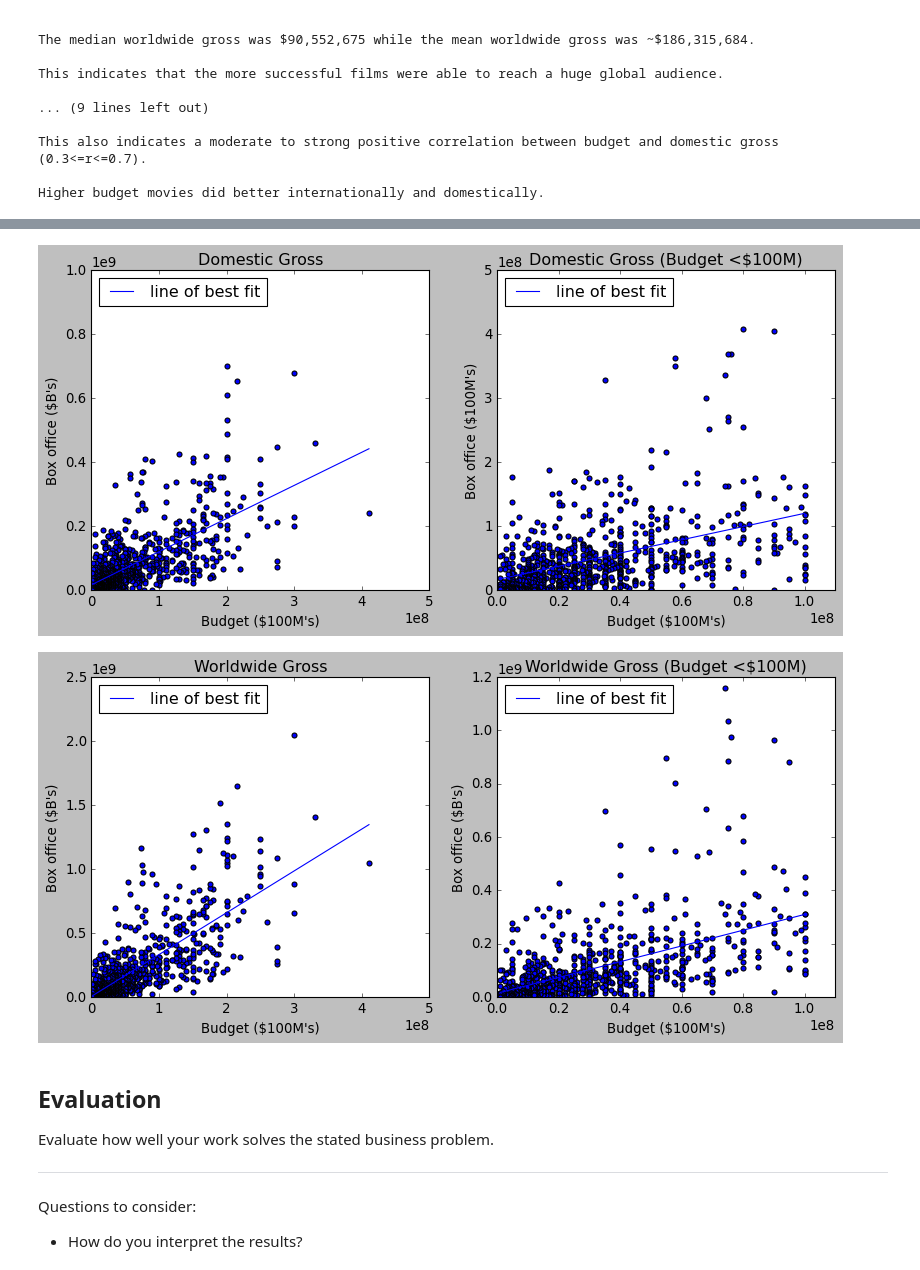
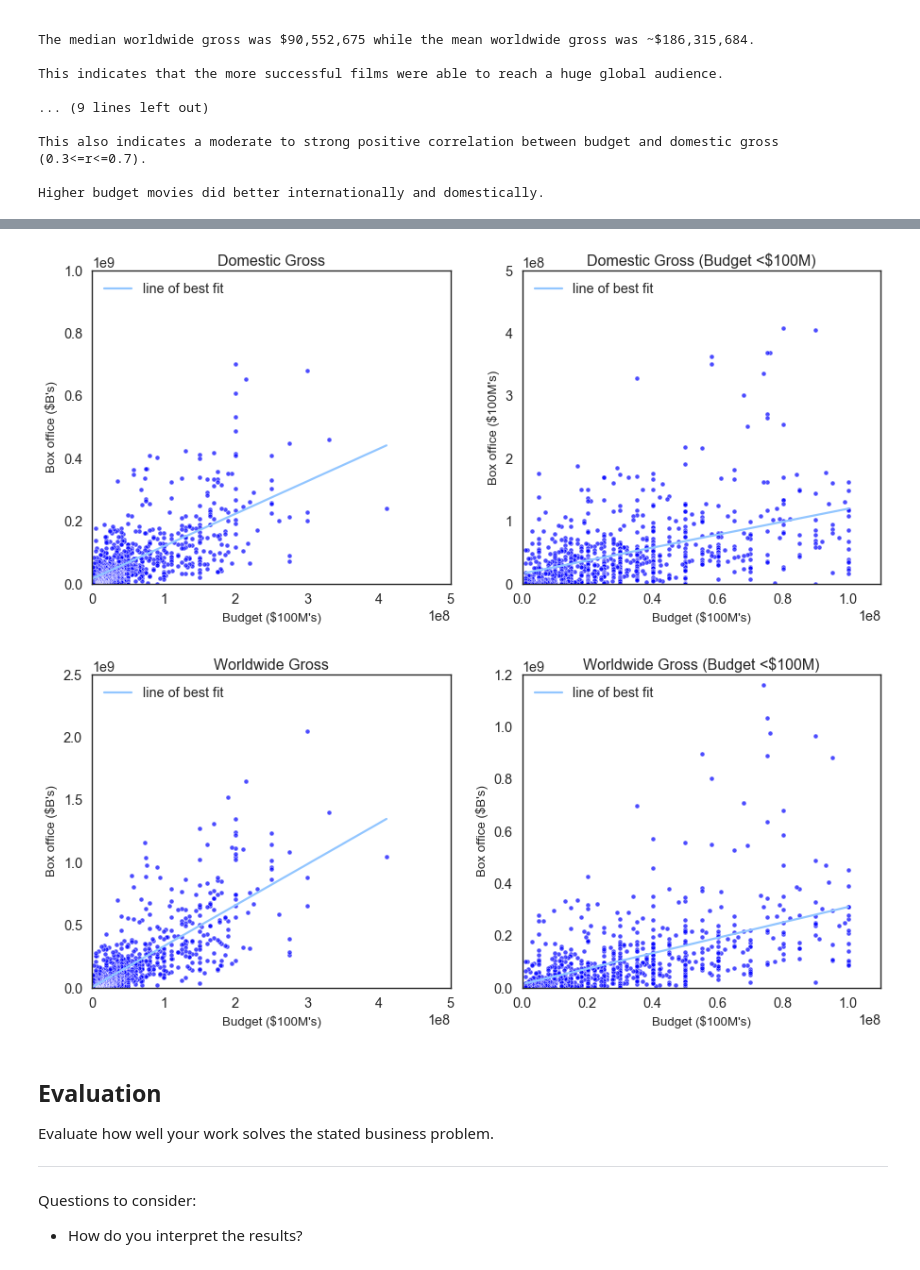
Before and after one commit to 281clo/microsoft-movie-analysis, a Jupyter notebook: index.ipynb, the cells around one changed output, grey strips where cells are left out. Drawn from its saved outputs; the diff is of its cells as text; code cells hidden in the pictures.

```diff
--- a/index.ipynb
+++ b/index.ipynb
@@ -218,16 +218,18 @@ plt.style.available
  'seaborn-whitegrid',
  'tableau-colorblind10']
 # %%
-#side by side plots w/ same y axis
-#Shows that movies which transcended cultural and geographical barriers paid off in a big way.
-#Much of the box office revenue generated by these movies came from abroad.
+#side by side plots w/ same y axis: domestic vs global
+#This shows that movies which transcended cultural and geographical barriers paid off in a big way.
+#Much of the box office revenue generated by successful movies came from abroad.
+# Production budget and world wide gross have a r value of 0.765.
+# Production budget and domestic gross have a r value of 0.677.
 
-plt.style.use('classic')
+plt.style.use('seaborn-pastel')
 fig, ax = plt.subplots(ncols = 2, figsize = (12, 5))
 x = BigFrame['production_budget']
 y = BigFrame['domestic_gross_x']
 
-ax[0].scatter(x, y)
+ax[0].scatter(x, y, alpha = 0.7)
 ax[0].set_title('Domestic Gross')
 ax[0].set_xlabel("Budget ($100M's)")
 ax[0].set_ylabel("Box office ($B's)")
@@ -239,7 +241,7 @@ ax[0].legend(loc = "upper left");
 wwx = BigFrame['production_budget']
 wwy = BigFrame['worldwide_gross']
 
-ax[1].scatter(wwx, wwy)
+ax[1].scatter(wwx, wwy, alpha = 0.7)
 ax[1].set_title('Worldwide Gross')
 ax[1].set_xlabel("Budget ($100M's)")
 ax[1].set_ylabel("Box office ($B's)")
@@ -252,45 +254,45 @@ ax[1].legend(loc = "upper left");
 # %%
 #plot -- Budget & Domestic Gross, overview
-plt.style.use('classic')
+plt.style.use('seaborn-pastel')
 fig, ax = plt.subplots(ncols = 2, figsize = (12, 5))
 x = BigFrame['production_budget']
 y = BigFrame['domestic_gross_x']
 
 #first graph, domestic gross all values
-ax[0].scatter(x, y)
+ax[0].scatter(x, y, alpha = 0.7)
 ax[0].set_title('Domestic Gross')
 ax[0].set_xlabel("Budget ($100M's)")
 ax[0].set_ylabel("Box office ($B's)")
 ax[0].set_xlim([0, 500000000])
 ax[0].set_ylim([0, 1000000000])
 ax[0].plot(np.unique(x), np.poly1d(np.polyfit(x, y, 1))(np.unique(x)), label = 'line of best fit')
 ax[0].legend(loc = "upper left");
 
 #new df BigFrame100 for production budget movies under $100M
 BigFrame100 = BigFrame[BigFrame['production_budget'] <= 100000000]
 x100 = BigFrame100['production_budget']
 y100 = BigFrame100['domestic_gross_x']
 
 #second graph, Budget < $100M
-ax[1].scatter(x100, y100)
+ax[1].scatter(x100, y100, alpha = 0.7)
 ax[1].set_title('Domestic Gross (Budget <$100M)')
 ax[1].set_xlabel("Budget ($100M's)")
 ax[1].set_ylabel("Box office ($100M's)")
 ax[1].set_xlim([0, 110000000])
 ax[1].set_ylim([0, 500000000])
 ax[1].plot(np.unique(x100), np.poly1d(np.polyfit(x100, y100, 1))(np.unique(x100)), label = 'line of best fit')
 ax[1].legend(loc = "upper left");
 # %% [output]
-[figure, old version]
+[figure, new version]
 # %%
 #plot -- Budget & Worldwide Gross, overview
-plt.style.use('classic')
+plt.style.use('seaborn-pastel')
 fig, ax = plt.subplots(ncols = 2, figsize = (12, 5))
 wwx = BigFrame['production_budget']
 wwy = BigFrame['worldwide_gross']
 
 #first graph, worldwide gross all values
-ax[0].scatter(wwx, wwy)
+ax[0].scatter(wwx, wwy, alpha = 0.7)
 ax[0].set_title('Worldwide Gross')
 ax[0].set_xlabel("Budget ($100M's)")
 ax[0].set_ylabel("Box office ($B's)")
@@ -305,7 +307,7 @@ x100 = BigFrame100['production_budget']
 ww100 = BigFrame100['worldwide_gross']
 
 #second graph, Budget < $100M
-ax[1].scatter(x100, ww100)
+ax[1].scatter(x100, ww100, alpha = 0.7)
 ax[1].set_title('Worldwide Gross (Budget <$100M)')
 ax[1].set_xlabel("Budget ($100M's)")
 ax[1].set_ylabel("Box office ($B's)")
@@ -314,4 +316,4 @@ ax[1].set_ylim([0, 1200000000])
 ax[1].plot(np.unique(x100), np.poly1d(np.polyfit(x100, ww100, 1))(np.unique(x100)), label = 'line of best fit')
 ax[1].legend(loc = "upper left");
 # %% [output]
-[figure, old version]
+[figure, new version]
```
Also changed, not shown: parts of 2 cells of this notebook, 8 other files.
